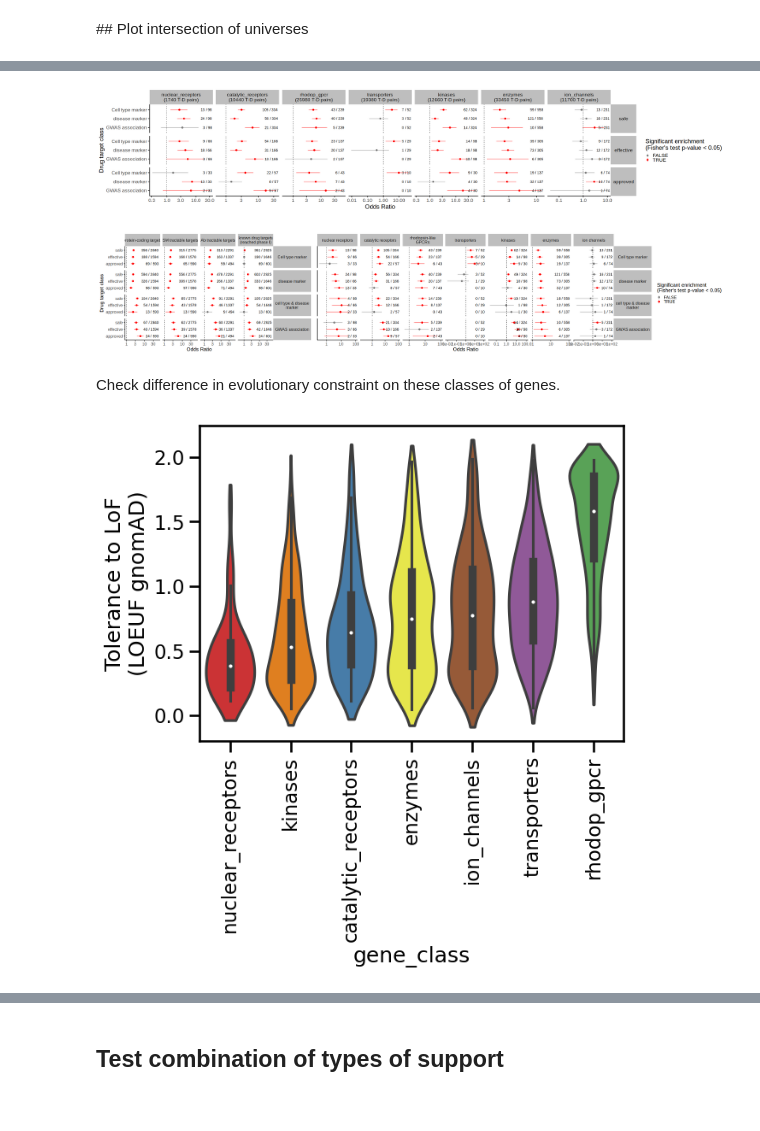
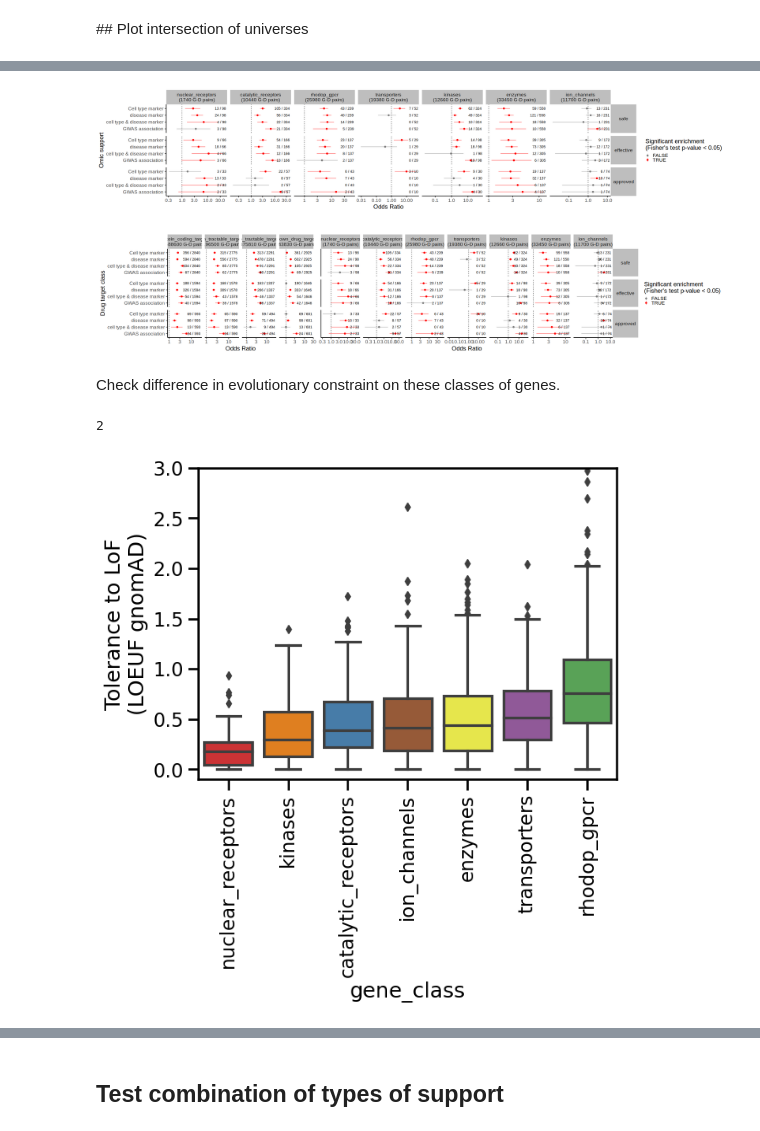
Before and after one commit to emdann/sc_target_evidence, a Jupyter notebook: analysis/OR_association_analysis.ipynb, the cells around one changed output, grey strips where cells are left out. Cells and saved outputs as stored; diff of their text form; code cells hidden in the pictures.

```diff
--- a/analysis/OR_association_analysis.ipynb
+++ b/analysis/OR_association_analysis.ipynb
@@ -593,7 +833,7 @@ pl1 <- plot_OR(pl_df, text_position='right', evidence_levels=c('ct_marker_eviden
 %%R -i results_all_df -w 2500 -h 500 -i figdir
 pl_df <-
     filter(results_all_df,
-               evidence %in% c('ct_marker_evidence', 'disease_evidence', 'has_genetic_support'),
+               evidence %in% c('ct_marker_evidence', 'disease_evidence', 'has_genetic_support', 'all_sc_evidence'),
            universe %in% c('nuclear_receptors',
        'catalytic_receptors', 'rhodop_gpcr', 'transporters', 'kinases',
        'enzymes', 'ion_channels')
@@ -601,7 +841,7 @@ pl_df <-
     mutate(universe = factor(universe, levels=c('nuclear_receptors',
        'catalytic_receptors', 'rhodop_gpcr', 'transporters', 'kinases',
        'enzymes', 'ion_channels'))) %>%
-    mutate(u_label = paste0(universe, '\n(', universe_size * 30, ' T-D pairs)')) %>%
+    mutate(u_label = paste0(universe, '\n(', universe_size * 30, ' G-D pairs)')) %>%
         mutate(evidence = recode(evidence, !!!as.list(evidence_labels)))
 
 uni_labeller <- distinct(pl_df, universe, u_label)
@@ -620,15 +860,16 @@ uni_labeller <- setNames(uni_labeller$u_label, uni_labeller$universe)
 pl2 <- plot_OR(pl_df,
                y_value='evidence',
         text_position='right',
-        evidence_levels=rev(c("Cell type marker", "disease marker", "GWAS association")),
+        evidence_levels=rev(c("Cell type marker", "disease marker", "cell type & disease marker","GWAS association")),
         clinical_status_levels = c('druggable', 'safe', 'effective', 'approved'),
         base_font_size=24) +
     facet_grid(clinical_status~universe, scales='free_x',
                labeller = labeller(
                    universe=as_labeller(uni_labeller)
-               ))
-pl2
-# ggsave(paste0(figdir, 'OR_results_classes.png'), height=6, width=35) +
-# ggsave(paste0(figdir, 'OR_results_classes.pdf'), height=6, width=35)
+               )) +
+    ylab("Omic support")
+pl2 +
+ggsave(paste0(figdir, 'OR_results_classes.png'), height=6, width=30) +
+ggsave(paste0(figdir, 'OR_results_classes.pdf'), height=6, width=30)
 # %% [output]
-[figure, old version]
+[figure, new version]
@@ -663,29 +876,40 @@ ggsave(paste0(figdir, 'OR_results_classes.pdf'), height=6, width=35)
 # %%
 %%R -i results_all_df -w 2500 -h 500
-(pl1 + (pl2 + remove_y_axis())) + plot_layout(guides='collect', widths=c(1,2))
+((pl1 + theme(strip.background.y = element_blank(), strip.text.y=element_blank())) + (pl2 + remove_y_axis())) + plot_layout(guides='collect', widths=c(1,2))
 # %% [output]
-[figure, old version]
+[figure, new version]
 # %% [markdown]
 Check difference in evolutionary constraint on these classes of genes.
+# %%
+# gene_table = pd.read_table("/home/jovyan/gene_annots/pc_genes.txt")
+gene_table = pd.read_table("../data/gnomad.v2.1.1.lof_metrics.by_gene.txt")
+loeuf_table = gene_table[['gene_id', 'oe_lof', 'gene']]
+loeuf_table = loeuf_table.rename({'oe_lof':'LOEUF'}, axis=1)
+
+annos_df = pd.DataFrame([(k,x) for k,v in annos.items() for x in v])
+annos_df.columns = ['gene_class', 'gene']
+annos_table = loeuf_table[loeuf_table.gene_id.isin(np.hstack(annos_ensids.values()))][['gene_id', 'LOEUF', 'gene']]
+annos_table = pd.merge(annos_table, annos_df)
+# annos_table = annos_table[annos_table['LOEUF'] < 6].copy()
+# %%
+sum(annos_table['LOEUF'] > 3)
+# %% [output]
+2
 # %%
-gene_table = pd.read_table("/home/jovyan/gene_annots/pc_genes.txt")
-
-annos_df = pd.DataFrame([(k,x) for k,v in annos.items() for x in v])
-annos_df.columns = ['gene_class', 'gene']
-annos_table = gene_table[gene_table.GeneSymbol.isin(np.hstack(annos_ensids.values()))][['GeneSymbol', 'LOEUF', 'gene']]
-annos_table = pd.merge(annos_table, annos_df)
-
 import seaborn as sns
 import matplotlib.pyplot as plt
 
 sns.set_context('talk');
 mean_pLI_order = annos_table.groupby('gene_class')['LOEUF'].mean().sort_values().index
 
-sns.violinplot(data=annos_table, x='gene_class', y='LOEUF', scale='width', cut=True, order=mean_pLI_order, palette=gene_class_palette)
-plt.ylabel('Tolerance to LoF\n(LOEUF gnomAD)')
+sns.boxplot(data=annos_table, x='gene_class', y='LOEUF',
+#             scale='width', cut=True,
+            order=mean_pLI_order, palette=gene_class_palette)
+plt.ylabel('Tolerance to LoF\n(LOEUF gnomAD)');
+plt.ylim(-0.1,3);
 plt.xticks(rotation=90)
 
-# Show the plot
-plt.show()
+plt.savefig(figdir + 'gene_classes_LOEUF.pdf');
+plt.savefig(figdir + 'gene_classes_LOEUF.png')
 # %% [output]
-[figure, old version]
+[figure, new version]
```
Also changed, not shown: parts of 164 cells of this notebook, 4 other files.
